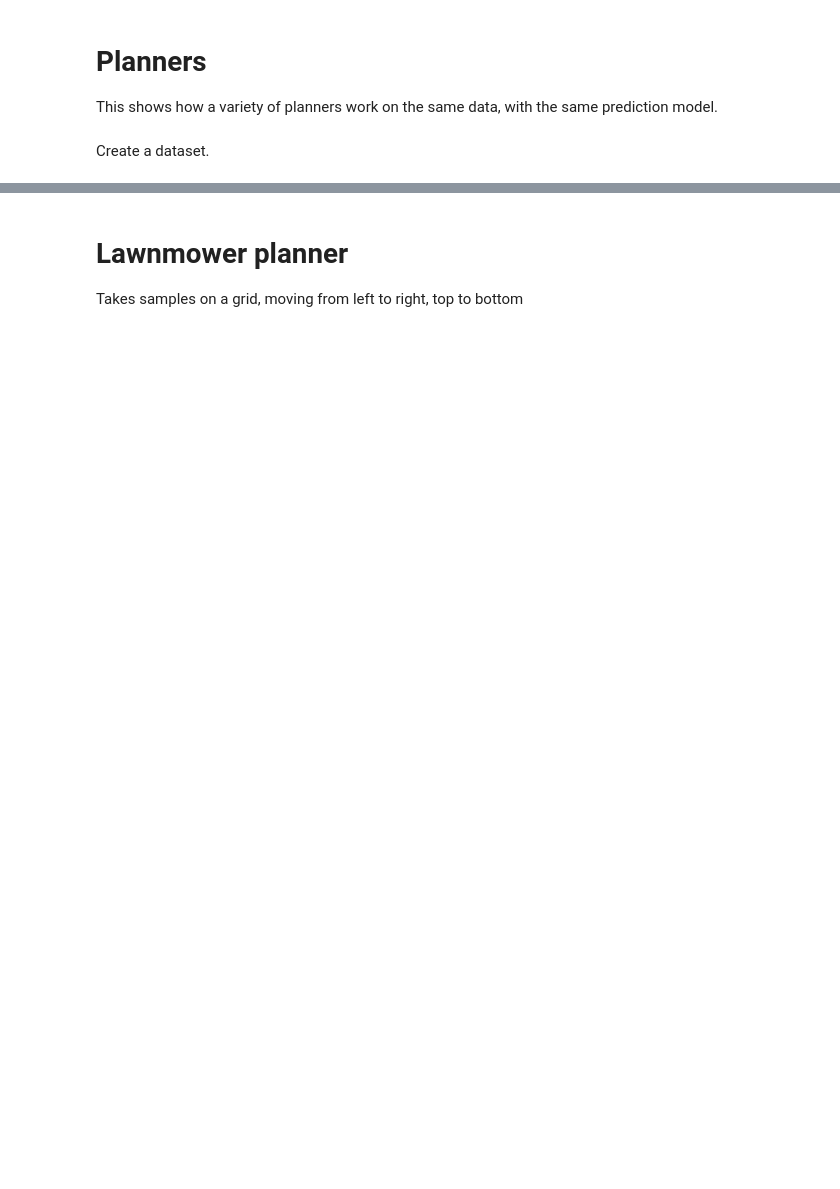
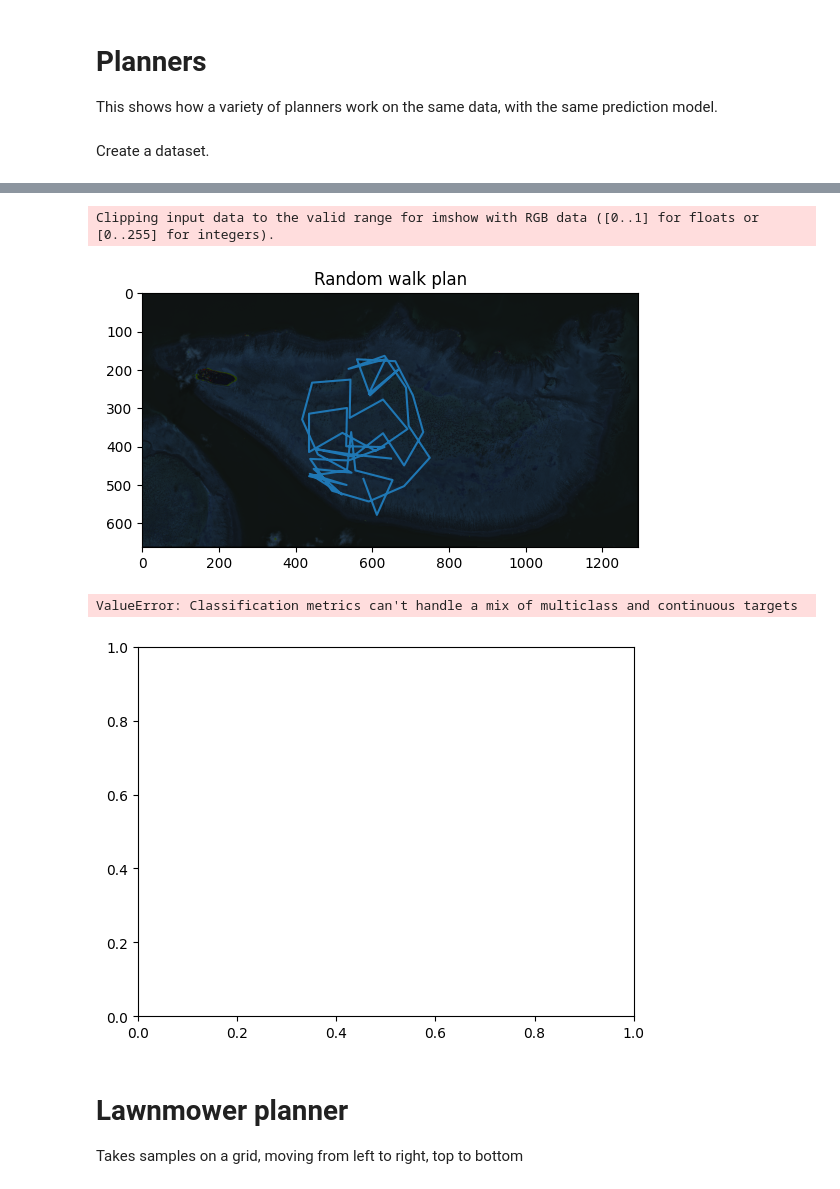
Before and after one commit to russelldj/informative-path-planning-toolkit, a Jupyter notebook: examples/different_planners.ipynb, the cells around one changed output, grey strips where cells are left out. Drawn from its saved outputs; the diff is of its cells as text; code cells hidden in the pictures; blank space fills up the shorter version.

```diff
--- a/examples/different_planners.ipynb
+++ b/examples/different_planners.ipynb
@@ -19,3 +22,21 @@ data = SafeForestGMapGreennessRegressionData()
+# %%
+planner = RandomWalkMaskedPlanner(data)
+gp = GaussianProcessRegression()
+predictor = UncertainMaskedLabeledImagePredictor(
+    data, gp, classification_task=data.is_classification_dataset()
+)
+
+plan = planner.plan(50, step_size=100, vis=True)
+values = data.sample_batch(plan)
+predictor.update_model(plan, values)
+prediction = predictor.predict_values_and_uncertainty()
+
+visualize_prediction(data, prediction=prediction, predictor=predictor)
+# %% [output]
+Clipping input data to the valid range for imshow with RGB data ([0..1] for floats or [0..255] for integers).
+[figure, added]
+ValueError: Classification metrics can't handle a mix of multiclass and continuous targets
+[figure, added]
 # %% [markdown]
 # Lawnmower planner
 Takes samples on a grid, moving from left to right, top to bottom
```
Also changed, not shown: parts of 6 cells of this notebook, 1 other file.
